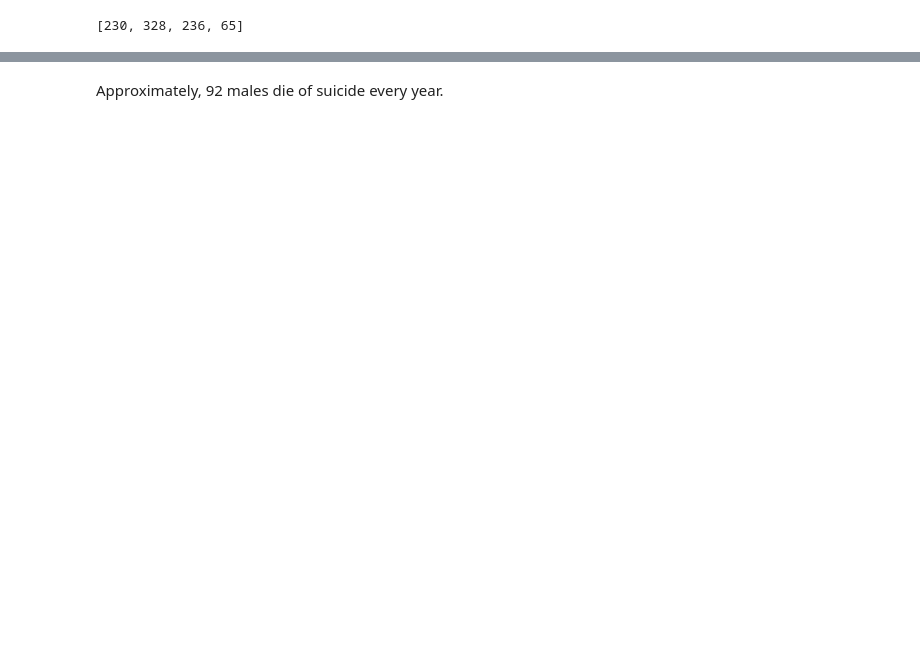
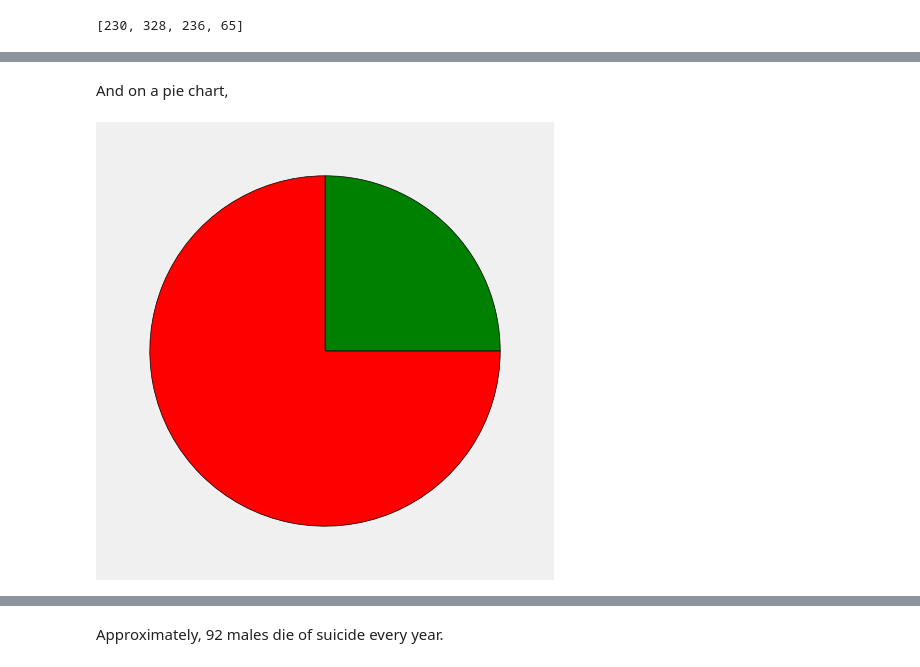
Before and after one commit to EhirimChiedozie/Analysis, a Jupyter notebook: Suicides/suicide.ipynb, the cells around one changed output, grey strips where cells are left out. Saved outputs shown, nothing was run; the diff lists cells and outputs as text; code cells hidden in the pictures; blank space fills up the shorter version.

```diff
--- a/Suicides/suicide.ipynb
+++ b/Suicides/suicide.ipynb
@@ -98,3 +188,14 @@ plt.show()
+# %% [markdown]
+And on a pie chart,
+# %%
+wedgeprops = {'edgecolor': 'black'}
+colors = ['green', 'red']
+plt.pie([i for i in suicide_percent.values()], colors=colors, wedgeprops=wedgeprops)
+plt.style.use('fivethirtyeight')
+plt.tight_layout()
+plt.show()
+# %% [output]
+[figure, added]
 # %%
 def get_by_year(year):
     if year not in years:
```
Also changed, not shown: parts of 44 cells of this notebook, 12 other files.
